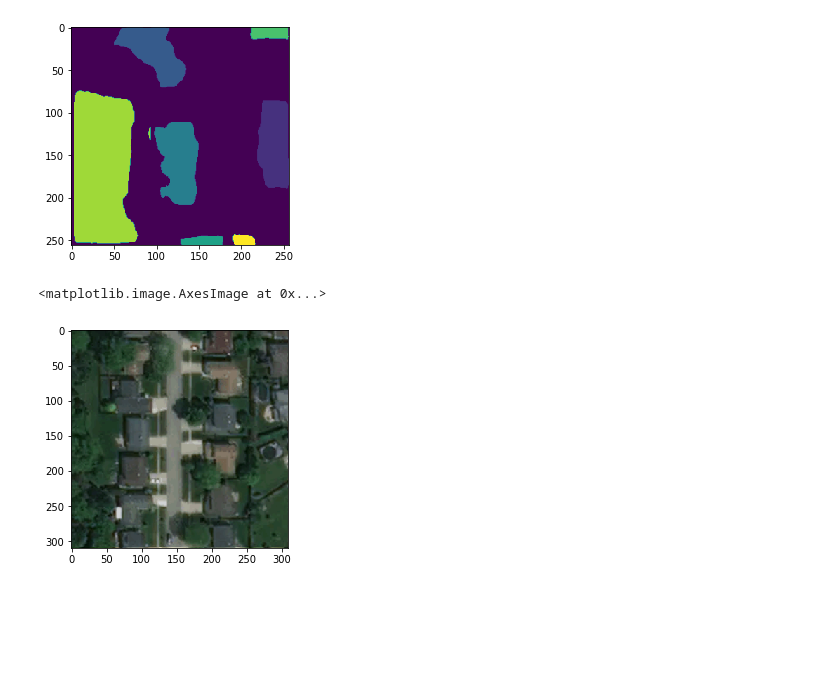
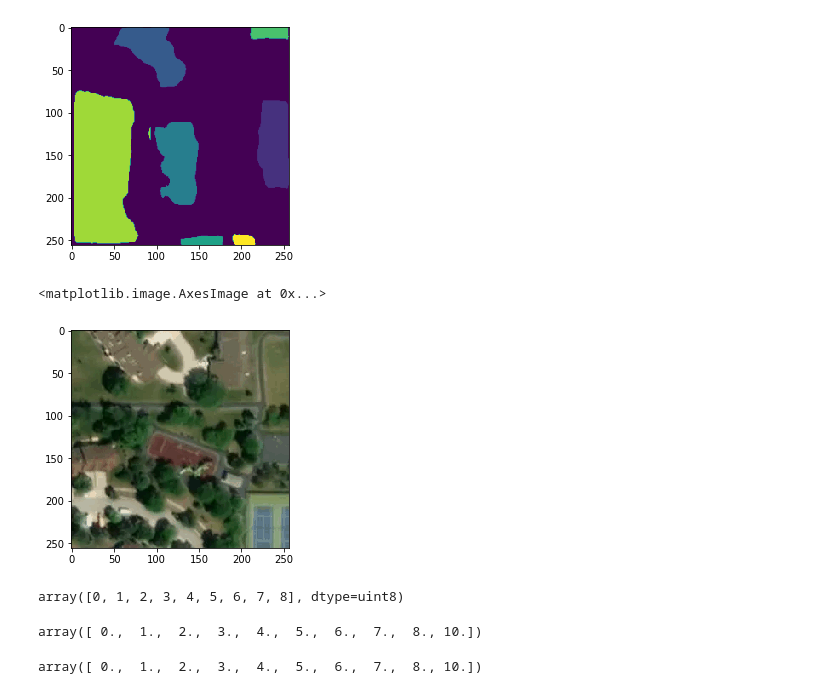
Before and after one commit to jmathur25/OSM_buildingdetector, a Jupyter notebook: use_mrccn_detector_class.ipynb, the cells around one changed output. Saved outputs shown, nothing was run; the diff lists cells and outputs as text; code cells hidden in the pictures; blank space fills up the shorter version.

```diff
--- a/use_mrccn_detector_class.ipynb
+++ b/use_mrccn_detector_class.ipynb
@@ -172,9 +172,9 @@ for x,y in zip(res[:,0], res[:,1]):
     cv2.circle(img,(int(y), int(x)),5,[255,255,255])
 plt.imshow(img)
 # %%
-im = plt.imread('default_images/tmp.png')
+im = plt.imread('runtime/images/image_1.png')
 plt.imshow(im)
 # %% [output]
 <matplotlib.image.AxesImage at 0x...>
-[figure, old version]
+[figure, new version]
 # %%
@@ -181,0 +182,8 @@ out = mrcnn._detect_single(im[:,:,:3], to_fill=False)
+# %%
+np.unique(out)
+# %% [output]
+array([0, 1, 2, 3, 4, 5, 6, 7, 8], dtype=uint8)
+# %%
+np.unique(out)
+# %% [output]
+array([ 0.,  1.,  2.,  3.,  4.,  5.,  6.,  7.,  8., 10.])
@@ -181,0 +241,4 @@ out = mrcnn._detect_single(im[:,:,:3], to_fill=False)
+# %%
+np.unique(out)
+# %% [output]
+array([ 0.,  1.,  2.,  3.,  4.,  5.,  6.,  7.,  8., 10.])
```
Also changed, not shown: parts of 16 cells of this notebook, 2 other files.
